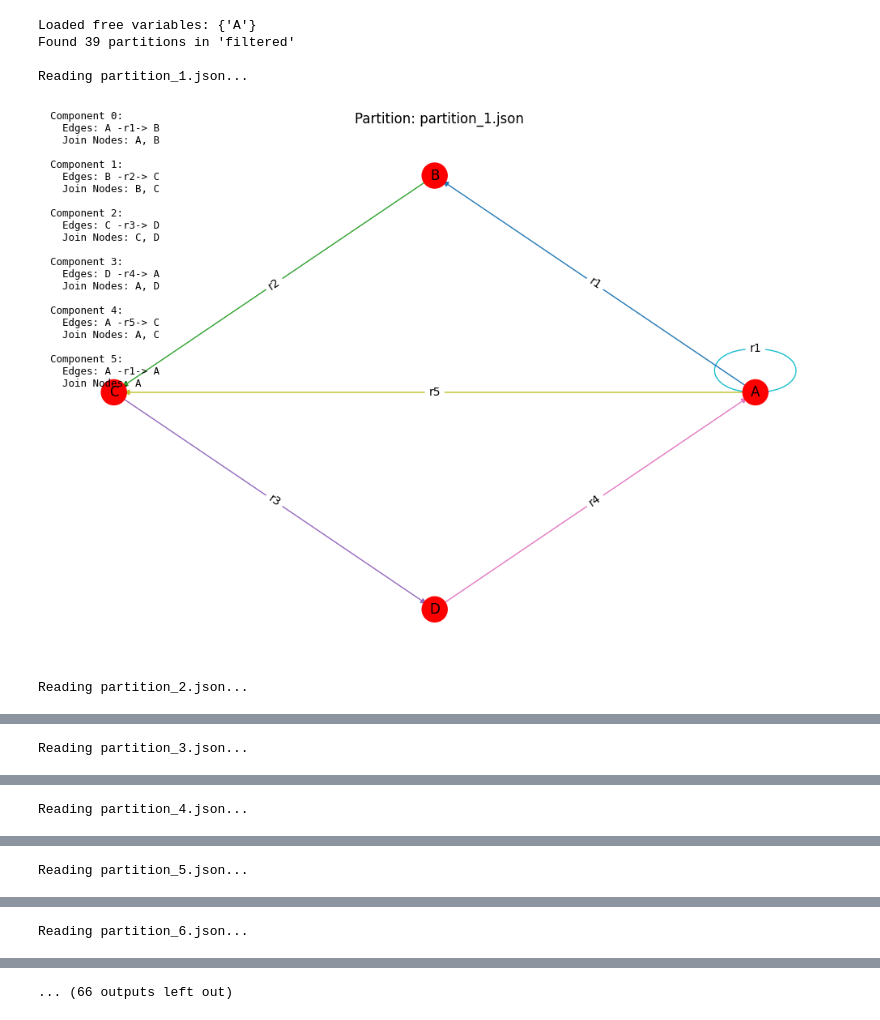
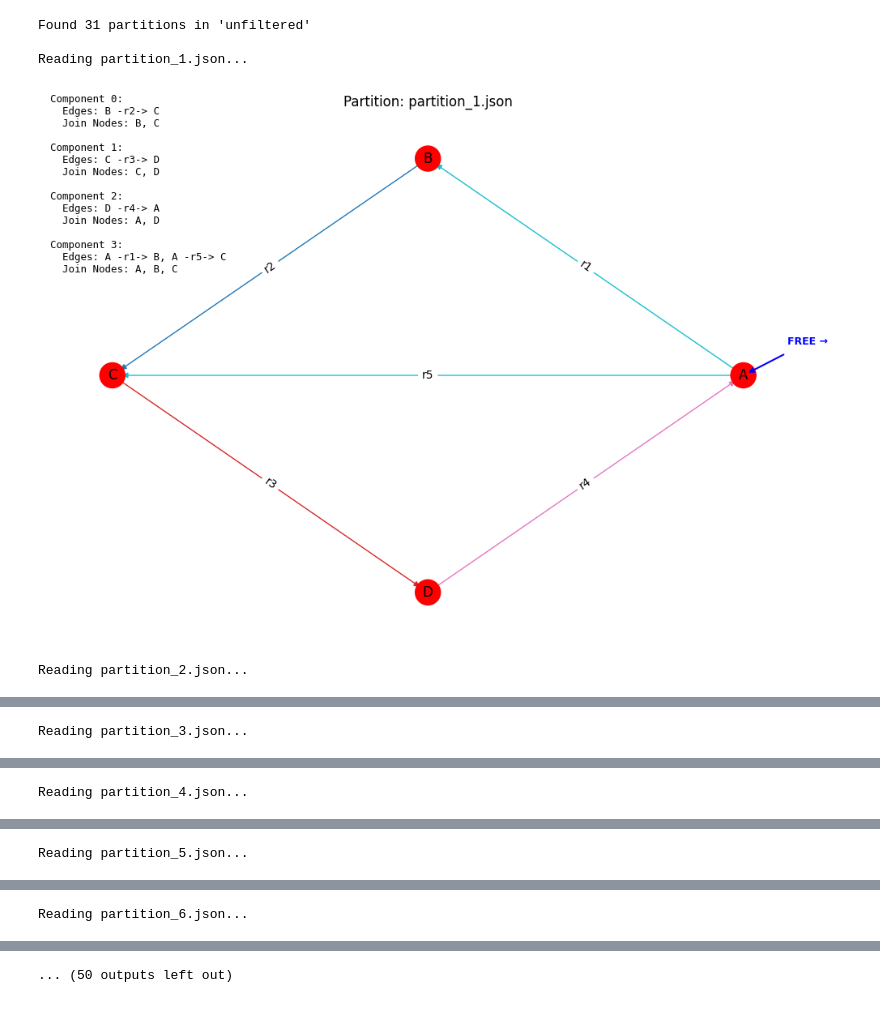
Before and after one commit to Dazai1623818/decomposition, a Jupyter notebook: vis.ipynb, the cells around one changed output, grey strips where cells are left out. Saved outputs shown, nothing was run; the diff lists cells and outputs as text; code cells hidden in the pictures.

Commit message:
added annotation for free variable

```diff
--- a/vis.ipynb
+++ b/vis.ipynb
@@ -15,7 +15,6 @@ def visualize_partitions(mode="unfiltered"):
     free_vars_path = os.path.join(base_root, "free_vars.json")
     with open(free_vars_path, 'r') as f:
         free_vars = set(json.load(f))
-    print(f"Loaded free variables: {free_vars}")
 
     # Load partition files
     files = sorted(
@@ -70,6 +69,37 @@ def visualize_partitions(mode="unfiltered"):
         nx.draw_networkx_labels(G, pos)
         nx.draw_networkx_edge_labels(G, pos, edge_labels=edge_labels)
 
+        # --- Annotate free variables without overlap ---
+        # Get layout bounds
+        x_vals = [p[0] for p in pos.values()]
+        y_vals = [p[1] for p in pos.values()]
+        x_range = max(x_vals) - min(x_vals)
+        y_range = max(y_vals) - min(y_vals)
+
+        offset_x = 0.07 * x_range
+        offset_y = 0.07 * y_range
+
+        for i, fv in enumerate(free_vars):
+            if fv in pos:
+                x, y = pos[fv]
+
+                # Offset alternates slightly to avoid overlapping multiple annotations
+                dx = offset_x * (1 + 0.3 * (i % 2))
+                dy = offset_y * (1 if i % 2 == 0 else -1)
+
+                plt.annotate(
+                    "FREE",
+                    xy=(x, y),
+                    xytext=(x + dx, y + dy),
+                    textcoords='data',
+                    arrowprops=dict(arrowstyle="->", color='blue', lw=1.5, shrinkA=10, shrinkB=5),
+                    fontsize=9,
+                    color='black',
+                    fontweight='bold',
+                    annotation_clip=False,
+                    bbox=dict(boxstyle="round,pad=0.2", fc="white", ec="none", alpha=0.7)
+                )
+
         # Compose annotation text per component
         comp_text_lines = []
         for cid in sorted(components):
@@ -86,11 +116,10 @@ def visualize_partitions(mode="unfiltered"):
         plt.tight_layout()
         plt.show()
 # %%
-visualize_partitions("filtered")
+visualize_partitions("unfiltered")
 # %% [output]
-Loaded free variables: {'A'}
-Found 39 partitions in 'filtered'
+Found 31 partitions in 'unfiltered'
 
 Reading partition_1.json...
-[figure, old version]
+[figure, new version]
 Reading partition_2.json...
@@ -106 +135 @@ Reading partition_6.json...
-... (66 outputs left out)
+... (50 outputs left out)
```
Also changed, not shown: parts of 1 cell of this notebook.
